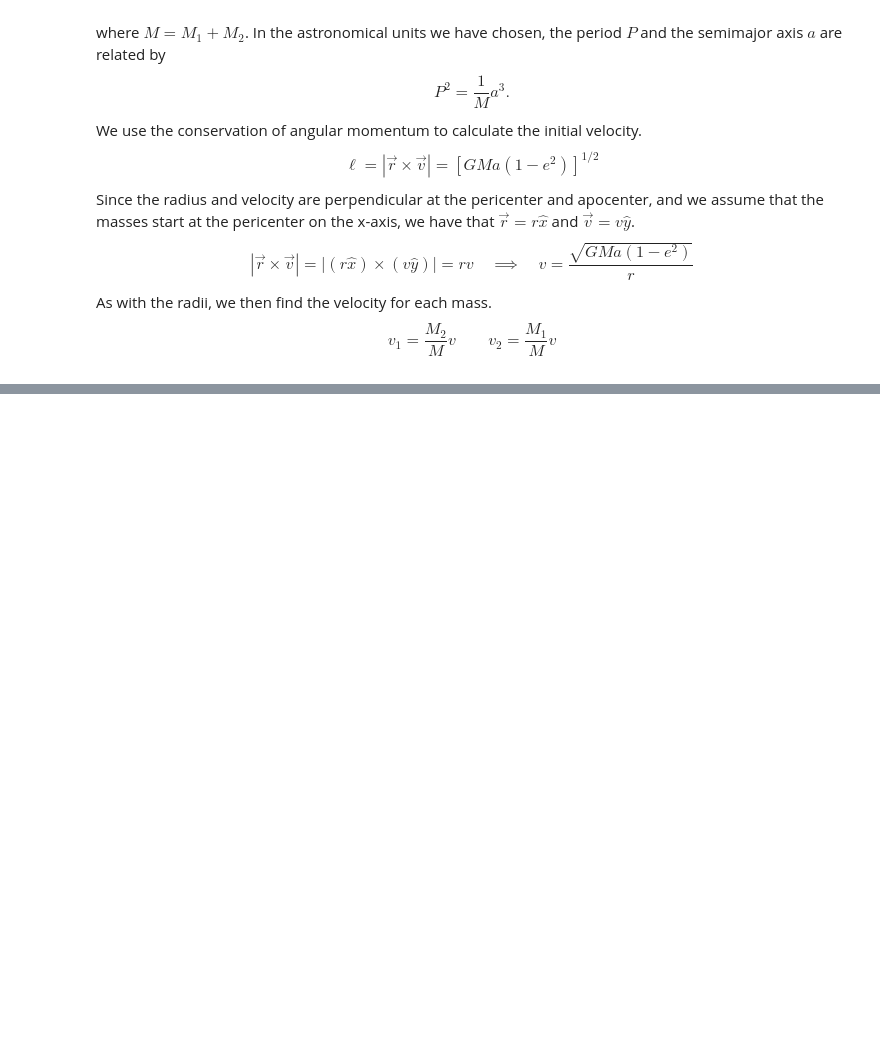
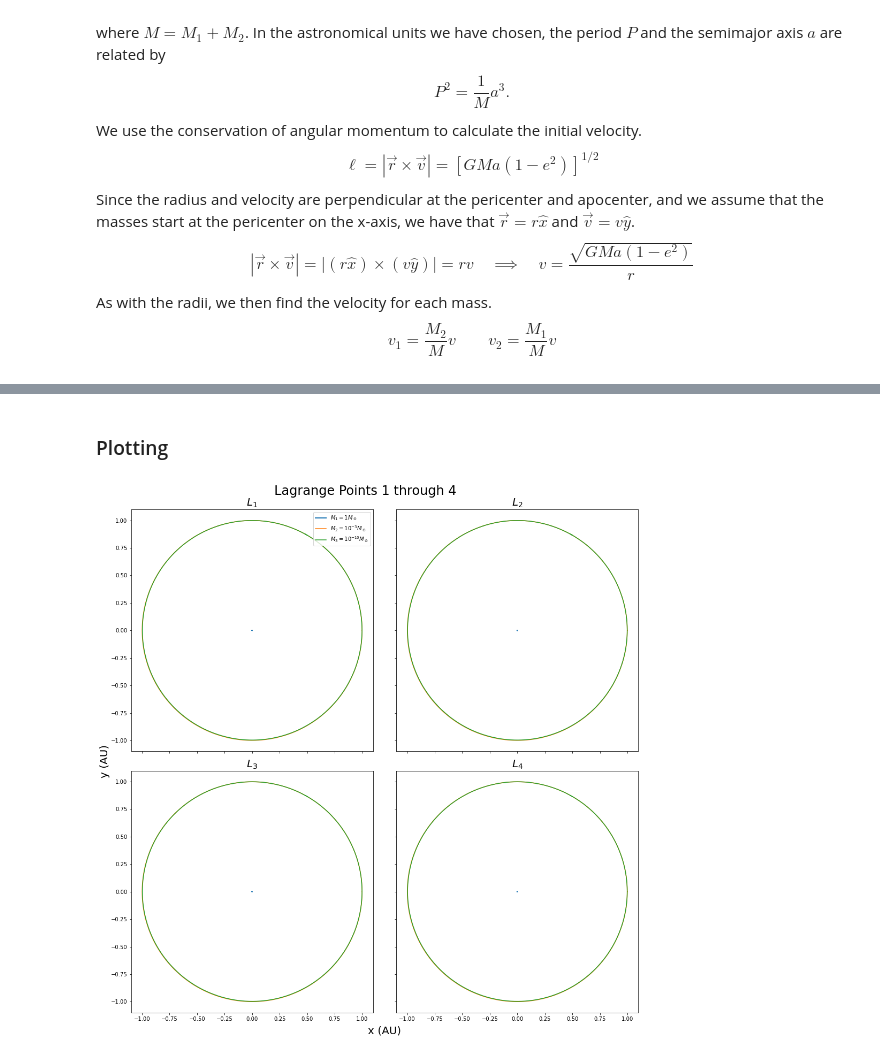
Before and after one commit to CIdis/Lagrange-Points, a Jupyter notebook: Main.ipynb, the cells around one changed output, grey strips where cells are left out. Saved outputs shown, nothing was run; the diff lists cells and outputs as text; code cells hidden in the pictures; blank space fills up the shorter version.

```diff
--- a/Main.ipynb
+++ b/Main.ipynb
@@ -234,0 +257,10 @@ _=plot_orbits(vec)
+# %%
+# L_2 initial values
+
+
+vec2 = np.array([x3,y3,0,vx3,vy3,0])
+# %%
+# L_3 initial values
+
+
+vec3 = np.array([x3,y3,0,vx3,vy3,0])
@@ -234,0 +278,42 @@ _=plot_orbits(vec)
+# %%
+veclist = []
+for vecn in (vec1, vec2, vec3, vec4):
+    vec0[12:] = vecn
+    vec0 = correct_CoM(vec0, M1, M2, M3)
+
+    tarr = np.linspace(0, P, 10000)
+    vec = integrate.odeint(df_3body, vec0, tarr, args=(M1, M2, M3))
+
+    veclist.append(vec)
+# %% [markdown]
+### Plotting
+# %%
+fig, axs = plt.subplots(2,2, figsize=(15,15), sharex=True, sharey=True)
+
+for i, (ax,vec) in enumerate(zip(axs.flatten(), veclist),1):
+    x1 = vec[:,0]
+    y1 = vec[:,1]
+    x2 = vec[:,6]
+    y2 = vec[:,7]
+    x3 = vec[:,12]
+    y3 = vec[:,13]
+
+    ax.plot(x1, y1, label='$M_1 = 1 M_\odot$', alpha=1, lw=2)
+    ax.plot(x2, y2, label='$M_2 = 10^{-3} M_\odot$')
+    ax.plot(x3, y3, label='$M_3 = 10^{-10} M_\odot$')
+    ax.set_aspect('equal')
+    ax.set_title('$L_{{{:.0f}}}$'.format(i), fontsize=20)
+
+
+fig.add_subplot(111, frameon=False, xticks=(), yticks=())
+plt.xlabel('x (AU)', fontsize=20, labelpad=25)
+plt.ylabel('y (AU)', fontsize=20, labelpad=20)
+
+handles, labels = ax.get_legend_handles_labels()
+axs[0,0].legend(handles, labels, loc='upper right')
+
+fig.suptitle('Lagrange Points 1 through 4', fontsize=24)
+
+fig.tight_layout(rect=(0,0,1,1))
+# %% [output]
+[figure, added]
```
Also changed, not shown: parts of 17 cells of this notebook.
